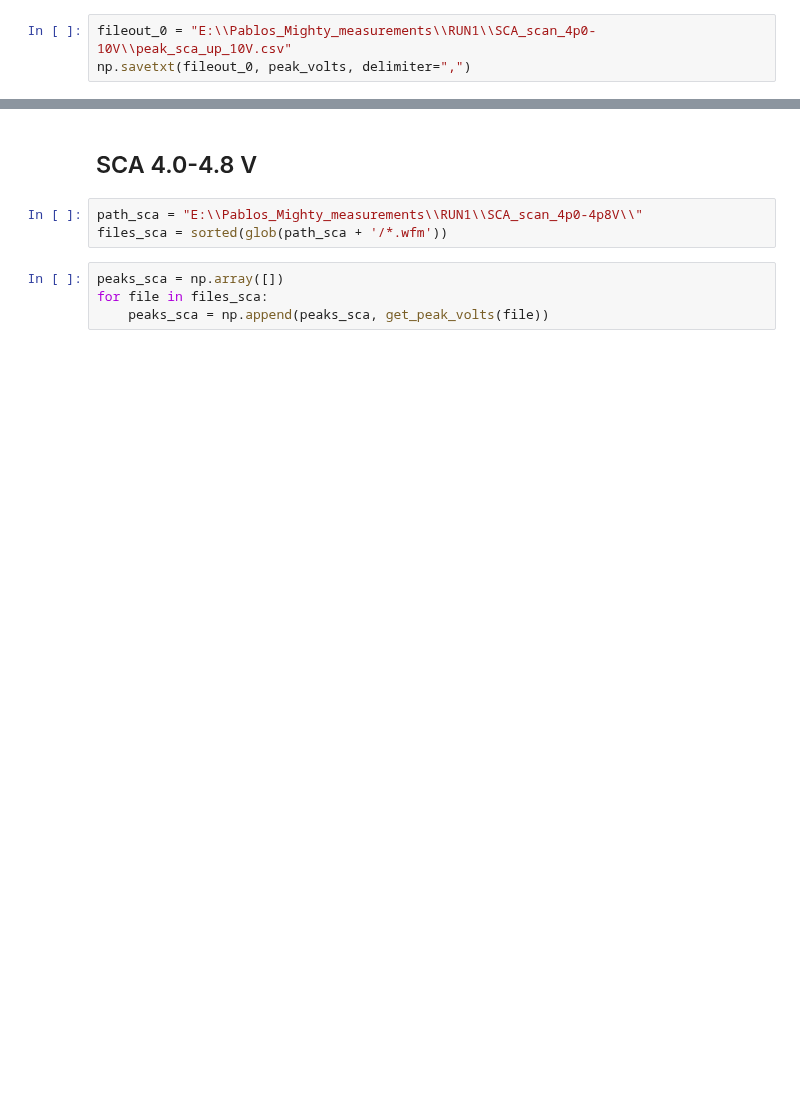
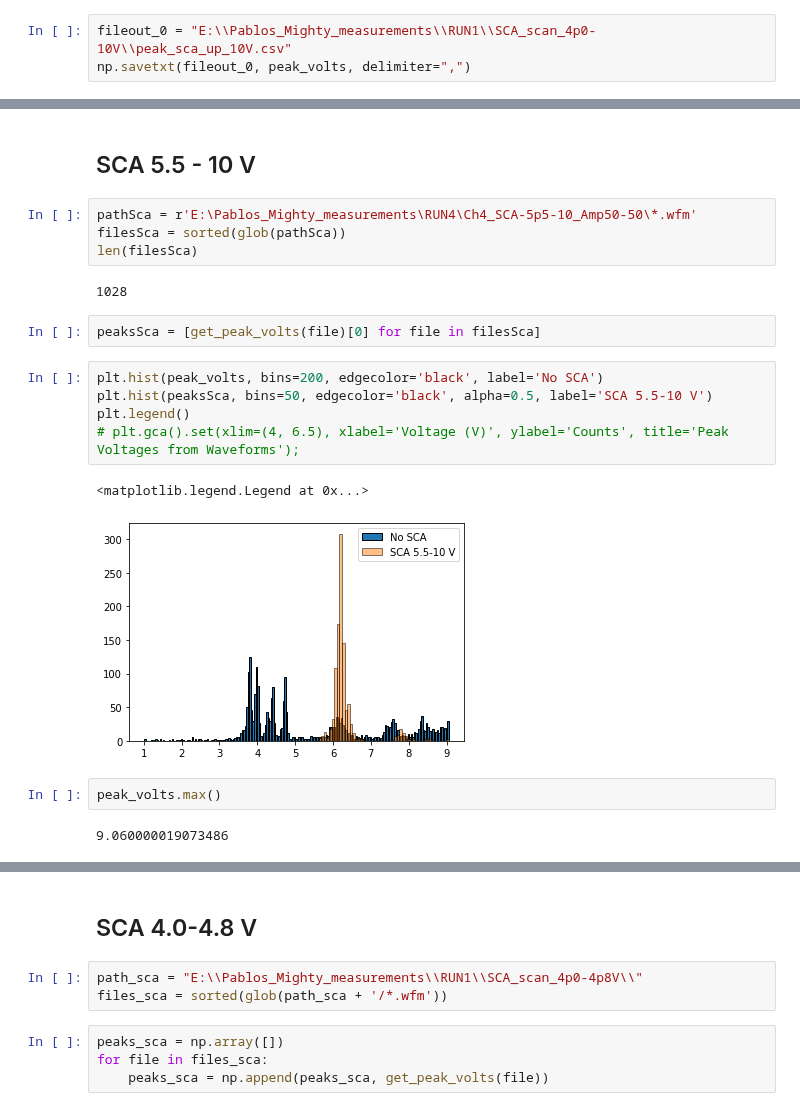
Before and after one commit to proscrite/RaTag, a Jupyter notebook: notebooks/waveform2spectrum_PC.ipynb, the cells around one changed output, grey strips where cells are left out. Drawn from its saved outputs; the diff is of its cells as text; blank space fills up the shorter version.

```diff
--- a/notebooks/waveform2spectrum_PC.ipynb
+++ b/notebooks/waveform2spectrum_PC.ipynb
@@ -233,0 +220,22 @@ plt.gca().set(xlim=(4, 6.5), xlabel='Voltage (V)', ylabel='Counts', title='Peak
+# %% [markdown]
+## SCA 5.5 - 10 V
+# %%
+pathSca = r'E:\Pablos_Mighty_measurements\RUN4\Ch4_SCA-5p5-10_Amp50-50\*.wfm'
+filesSca = sorted(glob(pathSca))
+len(filesSca)
+# %% [output]
+1028
+# %%
+peaksSca = [get_peak_volts(file)[0] for file in filesSca]
+# %%
+plt.hist(peak_volts, bins=200, edgecolor='black', label='No SCA')
+plt.hist(peaksSca, bins=50, edgecolor='black', alpha=0.5, label='SCA 5.5-10 V')
+plt.legend()
+# plt.gca().set(xlim=(4, 6.5), xlabel='Voltage (V)', ylabel='Counts', title='Peak Voltages from Waveforms');
+# %% [output]
+<matplotlib.legend.Legend at 0x...>
+[figure, added]
+# %%
+peak_volts.max()
+# %% [output]
+9.060000019073486
```
Also changed, not shown: parts of 20 cells of this notebook, 5 other files.
